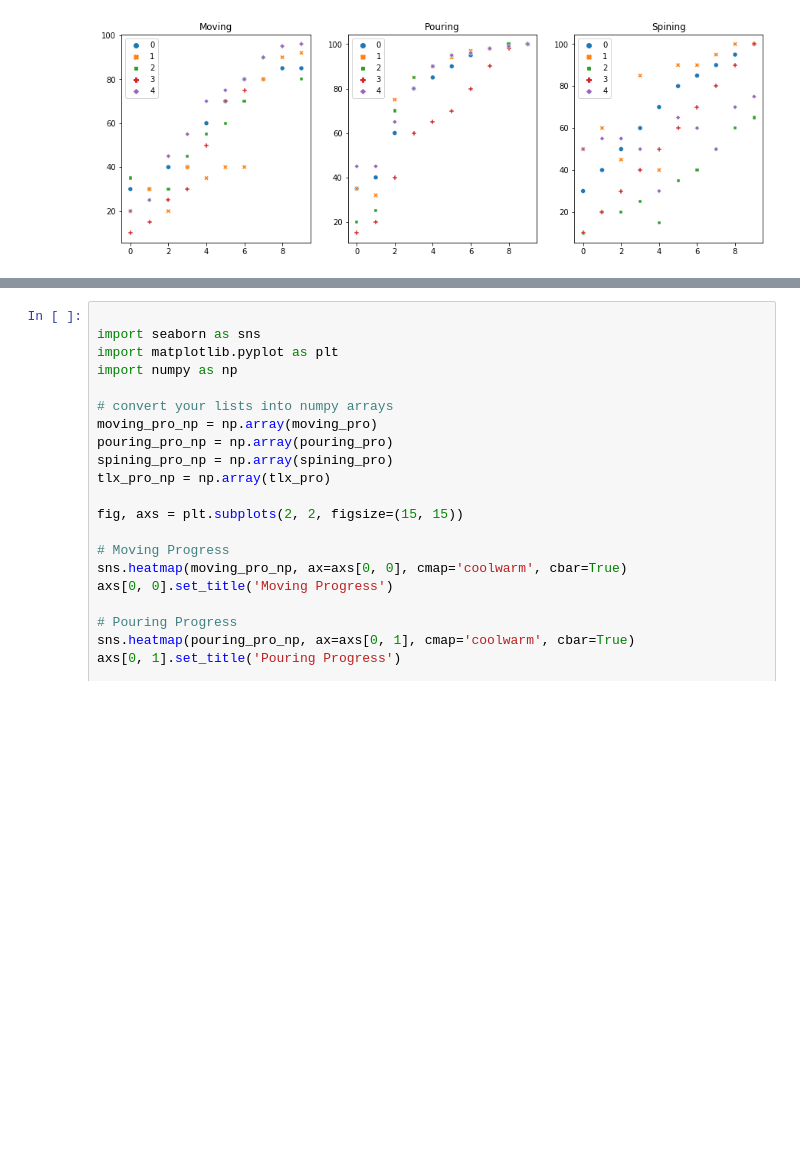
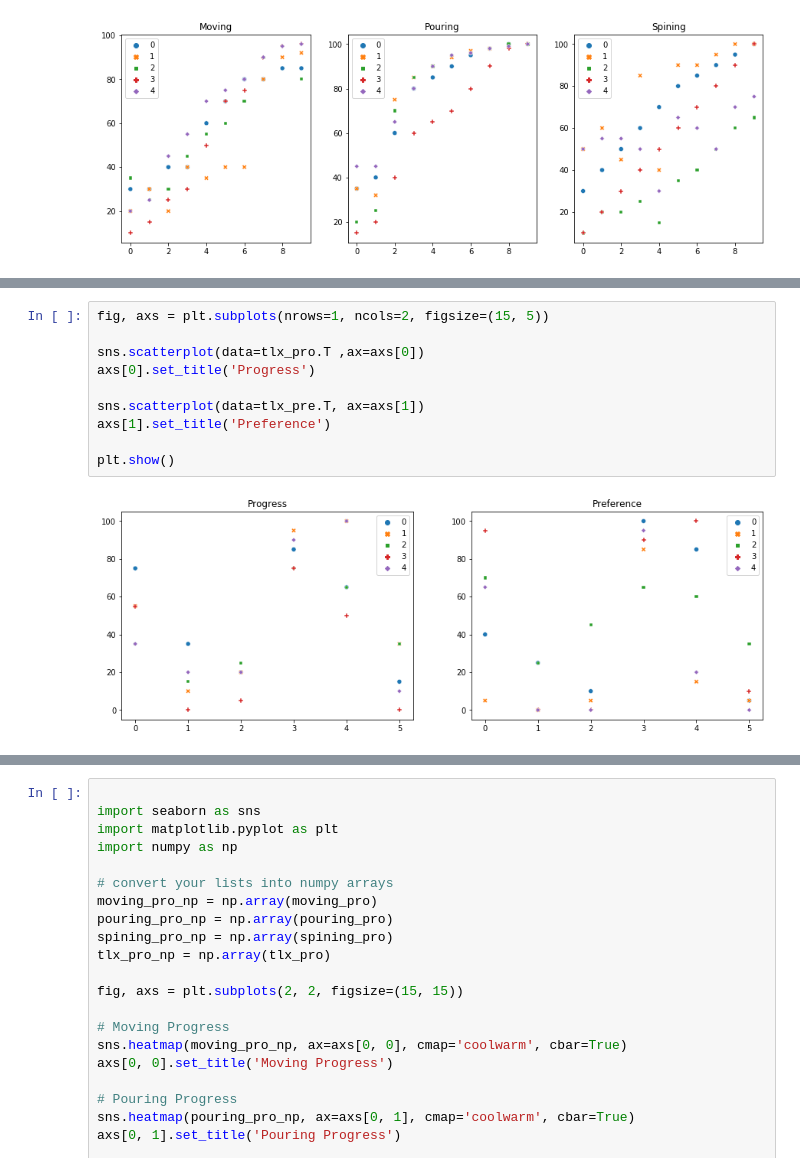
Before and after one commit to HangYu8123/Online_study_website, a Jupyter notebook: data/data_analysis.ipynb, the cells around one changed output, grey strips where cells are left out. Saved outputs shown, nothing was run; the diff lists cells and outputs as text; blank space fills up the shorter version.

Commit message:
data

```diff
--- a/data/data_analysis.ipynb
+++ b/data/data_analysis.ipynb
@@ -123,0 +175,12 @@ plt.show()
+# %%
+fig, axs = plt.subplots(nrows=1, ncols=2, figsize=(15, 5))
+
+sns.scatterplot(data=tlx_pro.T ,ax=axs[0])
+axs[0].set_title('Progress')
+
+sns.scatterplot(data=tlx_pre.T, ax=axs[1])
+axs[1].set_title('Preference')
+
+plt.show()
+# %% [output]
+[figure, added]
```
Also changed, not shown: parts of 6 cells of this notebook, 1 other file.
